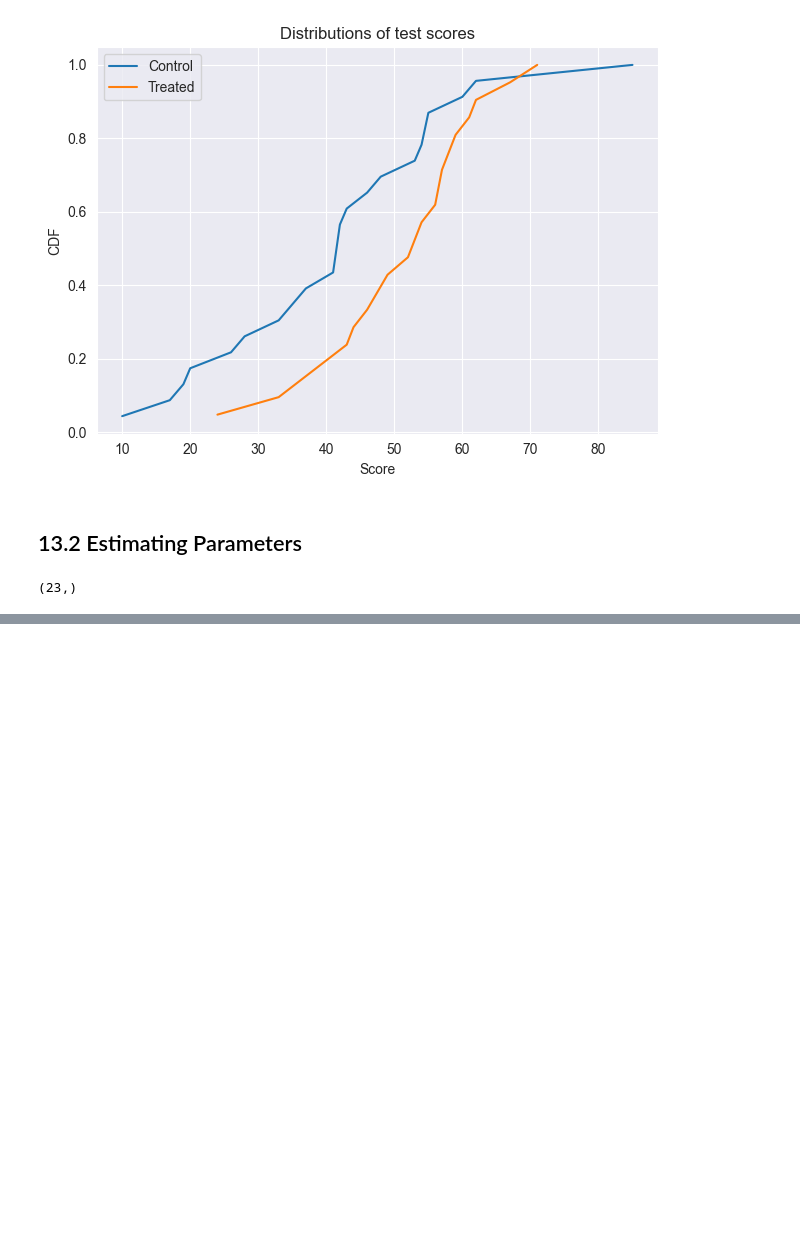
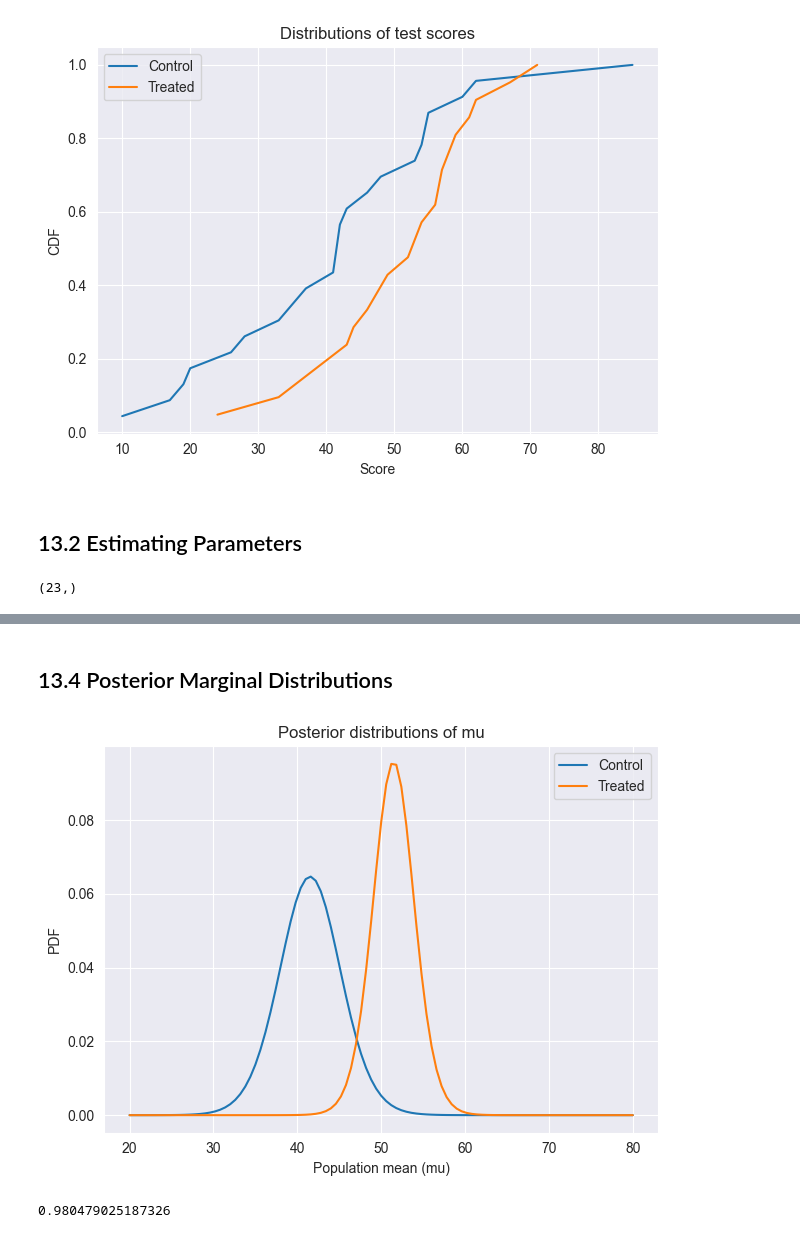
Before and after one commit to Xupeiyi/think-bayes, a Jupyter notebook: chapter13.ipynb, the cells around one changed output, grey strips where cells are left out. Saved outputs shown, nothing was run; the diff lists cells and outputs as text; code cells hidden in the pictures; blank space fills up the shorter version.

```diff
--- a/chapter13.ipynb
+++ b/chapter13.ipynb
@@ -80,0 +151,20 @@ data.shape
+# %% [markdown]
+## 13.4 Posterior Marginal Distributions
+# %%
+pmf_mean_control = marginal(posterior_control, 0)
+pmf_mean_treated = marginal(posterior_treated, 0)
+
+pmf_mean_control.plot(label='Control')
+pmf_mean_treated.plot(label='Treated')
+
+decorate(
+    xlabel='Population mean (mu)',
+    ylabel='PDF',
+    title='Posterior distributions of mu'
+)
+# %% [output]
+[figure, added]
+# %%
+Pmf.prob_gt(pmf_mean_treated, pmf_mean_control)
+# %% [output]
+0.980479025187326
```
Also changed, not shown: parts of 7 cells of this notebook.
